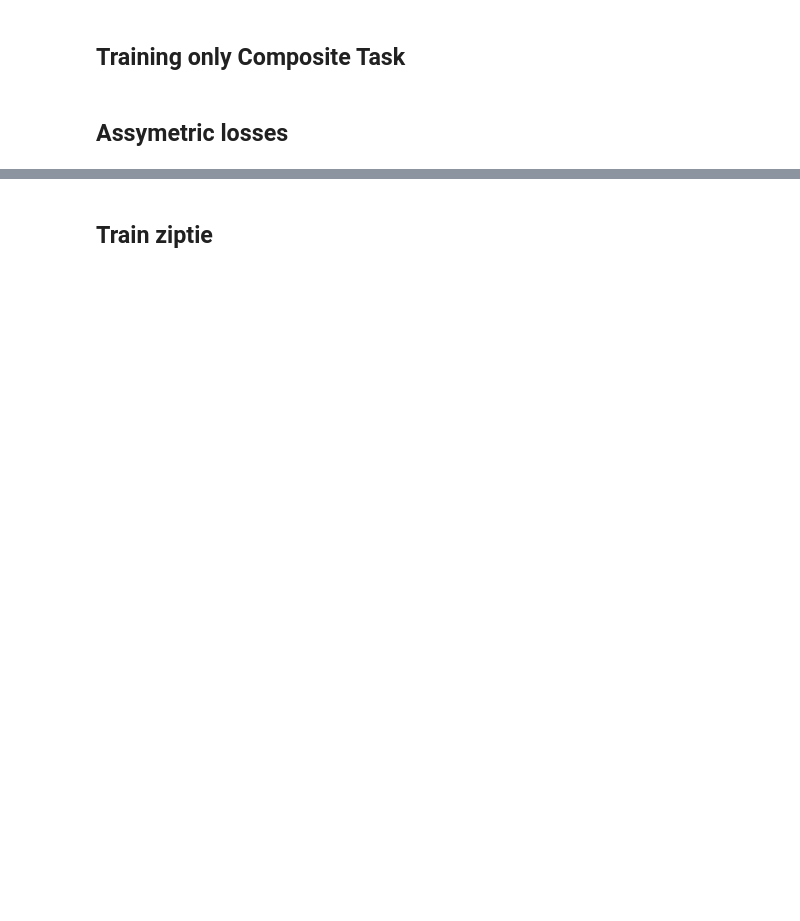
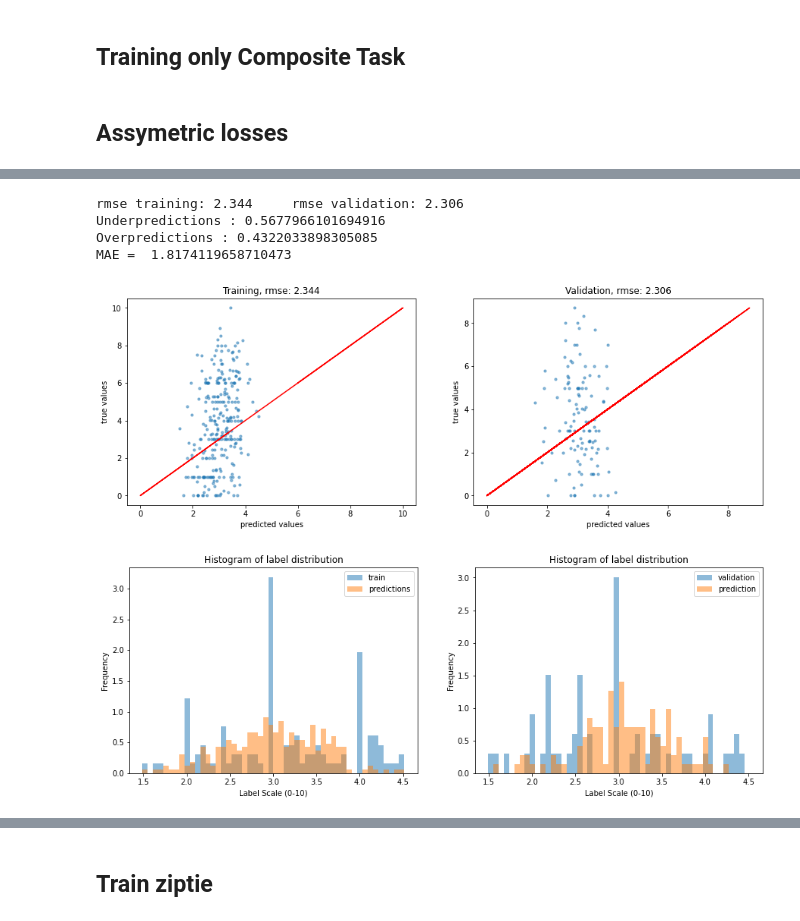
Before and after one commit to payalmohapatra/Multi-Level-Physical-Fatigue-Prediction-in-Manufacturing-Workers, a Jupyter notebook: Predictive_Models/Data_Analysis_Regression_fixed_Train_Test.ipynb, the cells around one changed output, grey strips where cells are left out. Drawn from its saved outputs; the diff is of its cells as text; code cells hidden in the pictures; blank space fills up the shorter version.

```diff
--- a/Predictive_Models/Data_Analysis_Regression_fixed_Train_Test.ipynb
+++ b/Predictive_Models/Data_Analysis_Regression_fixed_Train_Test.ipynb
@@ -145,9 +145,9 @@ def file_segment_features(test_seg) :
 # %%
 # Get all Composite Files
 window_size = 360 ## 120 is one min
-source_data_path_composite = 'MxD_Data_User_Study/composite/'
+source_data_path_composite = '/home/payal/MxD_Data/MxD_Data_User_Study/composite/'
 # 'composite_train/'
-source_data_path_ziptie = 'MxD_Data_User_Study/ziptie/'
+source_data_path_ziptie = '/home/payal/MxD_Data/MxD_Data_User_Study/ziptie/'
 # 'ziptie_train/'
 
 
@@ -415,6 +427,14 @@ def LinexLoss_under_pred(y_predicted, y_true):
     # hess = 12*E**2
     return grad, hess
 # %%
-_, y_pred_over_assym = xgb_model(X_train, Y_train, X_test, Y_test, objective=assym_loss_over_pred, learning_rate=0.01, gamma=10)
+np.random.seed(2711)
+_, y_pred_over_assym = xgb_model(X_train, Y_train, X_test, Y_test, objective=assym_loss_over_pred, learning_rate=0.01, gamma=20)
 ## higher the gamma --> more regularization
+# %% [output]
+rmse training: 2.344     rmse validation: 2.306
+Underpredictions : 0.5677966101694916
+Overpredictions : 0.4322033898305085
+MAE =  1.8174119658710473
+[figure, added]
+[figure, added]
 # %%
```
Also changed, not shown: parts of 9 cells of this notebook.
